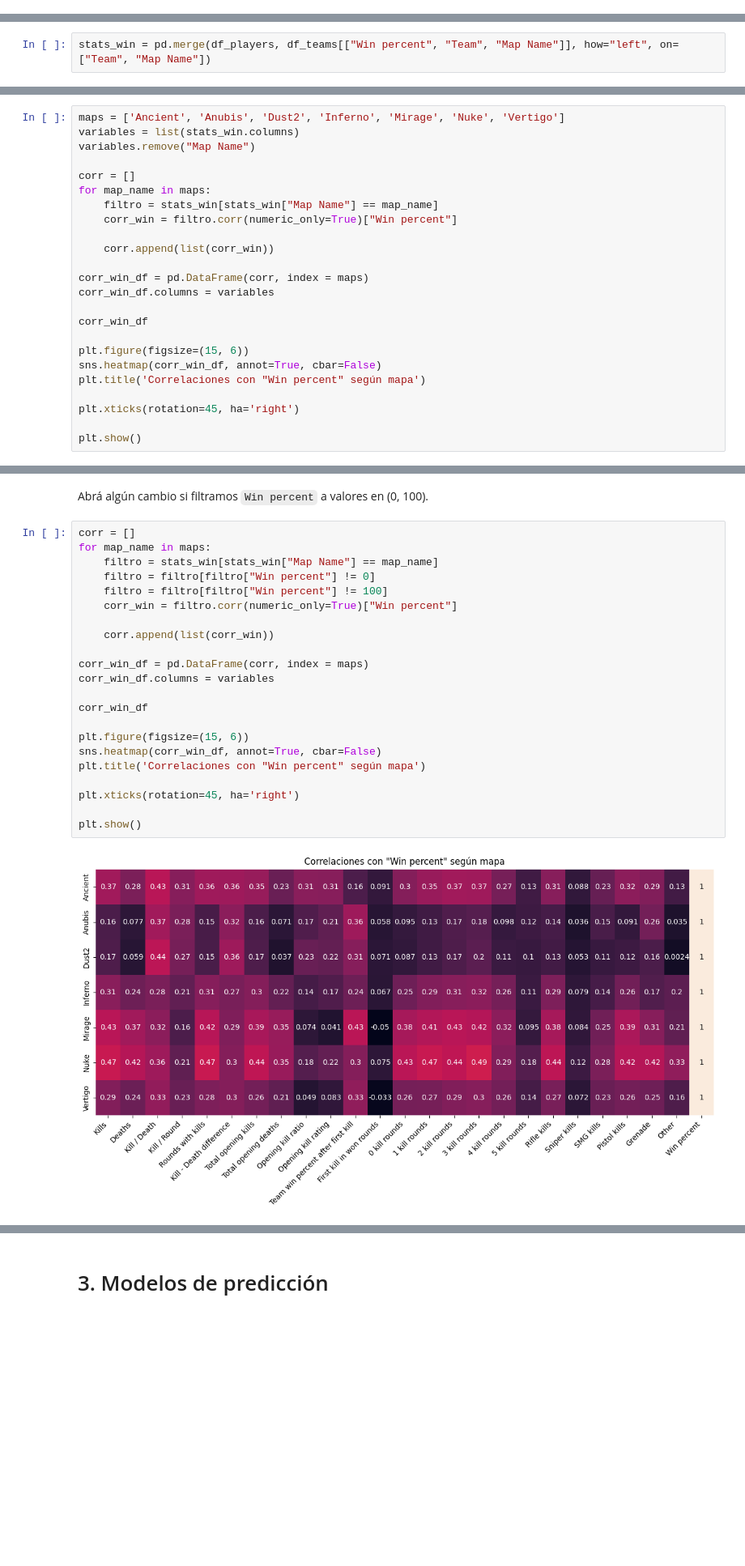
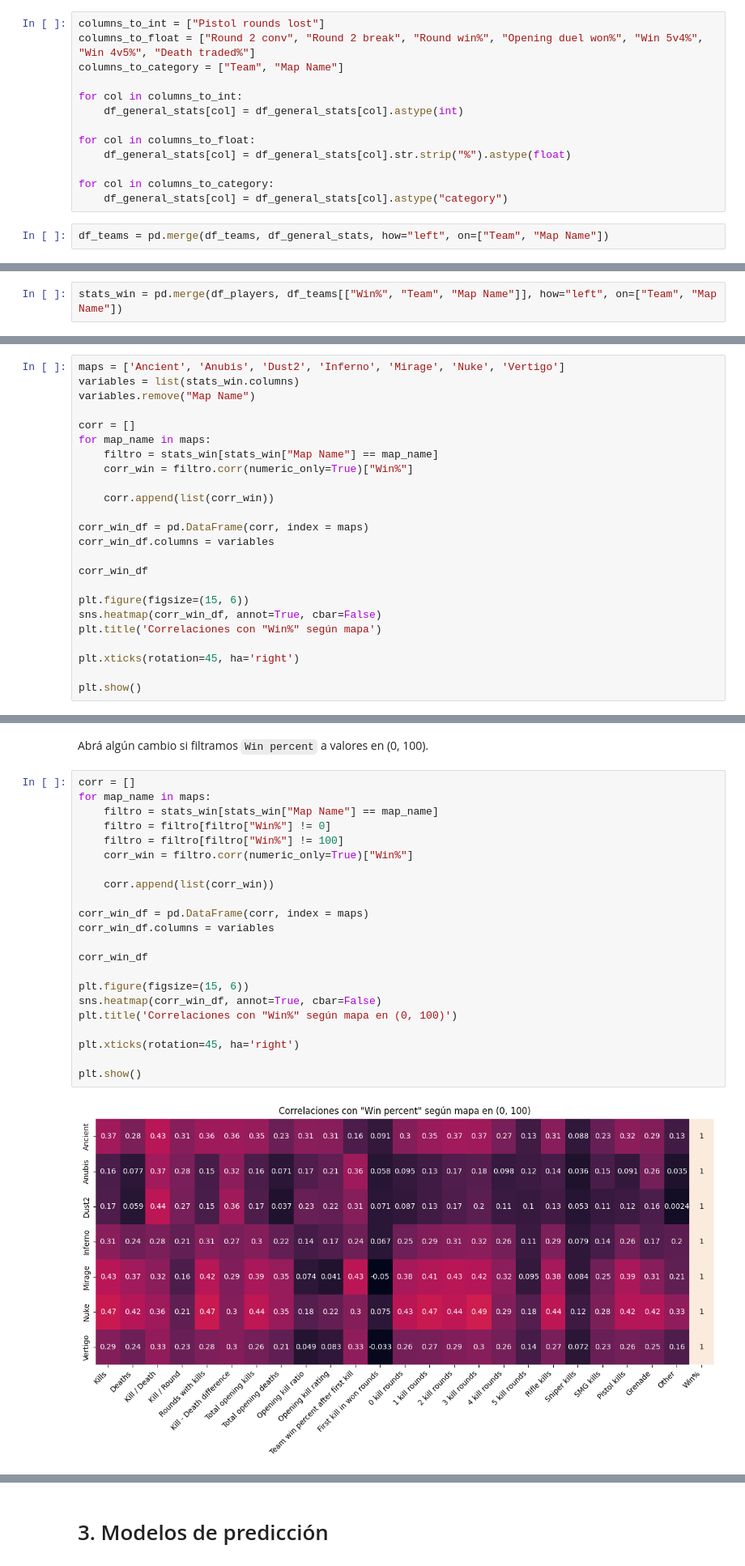
Before and after one commit to Jimenez73/Proyecto-Semestral-Grupo-13, a Jupyter notebook: predicciones.ipynb, the cells around one changed output, grey strips where cells are left out. Shown at 81% size. Cells and saved outputs as stored; diff of their text form; blank space fills up the shorter version.

Commit message:
v2.1 pistols y ftu en EDA

```diff
--- a/predicciones.ipynb
+++ b/predicciones.ipynb
@@ -240,3 +266,18 @@ for col in columns_to_category:
+# %%
+columns_to_int = ["Pistol rounds lost"]
+columns_to_float = ["Round 2 conv", "Round 2 break", "Round win%", "Opening duel won%", "Win 5v4%", "Win 4v5%", "Death traded%"]
+columns_to_category = ["Team", "Map Name"]
+
+for col in columns_to_int:
+    df_general_stats[col] = df_general_stats[col].astype(int)
+
+for col in columns_to_float:
+    df_general_stats[col] = df_general_stats[col].str.strip("%").astype(float)
+
+for col in columns_to_category:
+    df_general_stats[col] = df_general_stats[col].astype("category")
+# %%
+df_teams = pd.merge(df_teams, df_general_stats, how="left", on=["Team", "Map Name"])
 # %% [markdown]
 ## Visualización de los 3 DF
 # %%
@@ -274,7 +316,7 @@ df_teams.head()
 # %% [markdown]
 Queremos entender como se relacionan las estadísticas de los jugadores de un equipo en un cierto mapa, con el porcentaje de victorias en él.
 # %%
-stats_win = pd.merge(df_players, df_teams[["Win percent", "Team", "Map Name"]], how="left", on=["Team", "Map Name"])
+stats_win = pd.merge(df_players, df_teams[["Win%", "Team", "Map Name"]], how="left", on=["Team", "Map Name"])
 # %%
 stats_win = stats_win.drop(["Player", "Group", "Team"], axis=1)
 # %%
@@ -290,7 +332,7 @@ variables.remove("Map Name")
 corr = []
 for map_name in maps:
     filtro = stats_win[stats_win["Map Name"] == map_name]
-    corr_win = filtro.corr(numeric_only=True)["Win percent"]
+    corr_win = filtro.corr(numeric_only=True)["Win%"]
 
     corr.append(list(corr_win))
 
@@ -301,7 +343,7 @@ corr_win_df
 
 plt.figure(figsize=(15, 6))
 sns.heatmap(corr_win_df, annot=True, cbar=False)
-plt.title('Correlaciones con "Win percent" según mapa')
+plt.title('Correlaciones con "Win%" según mapa')
 
 plt.xticks(rotation=45, ha='right')
 
@@ -313,25 +355,25 @@ Abrá algún cambio si filtramos ``Win percent`` a valores en (0, 100).
 # %%
 corr = []
 for map_name in maps:
     filtro = stats_win[stats_win["Map Name"] == map_name]
-    filtro = filtro[filtro["Win percent"] != 0]
-    filtro = filtro[filtro["Win percent"] != 100]
-    corr_win = filtro.corr(numeric_only=True)["Win percent"]
+    filtro = filtro[filtro["Win%"] != 0]
+    filtro = filtro[filtro["Win%"] != 100]
+    corr_win = filtro.corr(numeric_only=True)["Win%"]
 
     corr.append(list(corr_win))
 
 corr_win_df = pd.DataFrame(corr, index = maps)
 corr_win_df.columns = variables
 
 corr_win_df
 
 plt.figure(figsize=(15, 6))
 sns.heatmap(corr_win_df, annot=True, cbar=False)
-plt.title('Correlaciones con "Win percent" según mapa')
+plt.title('Correlaciones con "Win%" según mapa en (0, 100)')
 
 plt.xticks(rotation=45, ha='right')
 
 plt.show()
 # %% [output]
-[figure, old version]
+[figure, new version]
 # %% [markdown]
```
Also changed, not shown: parts of 23 cells of this notebook, 5 other files.
